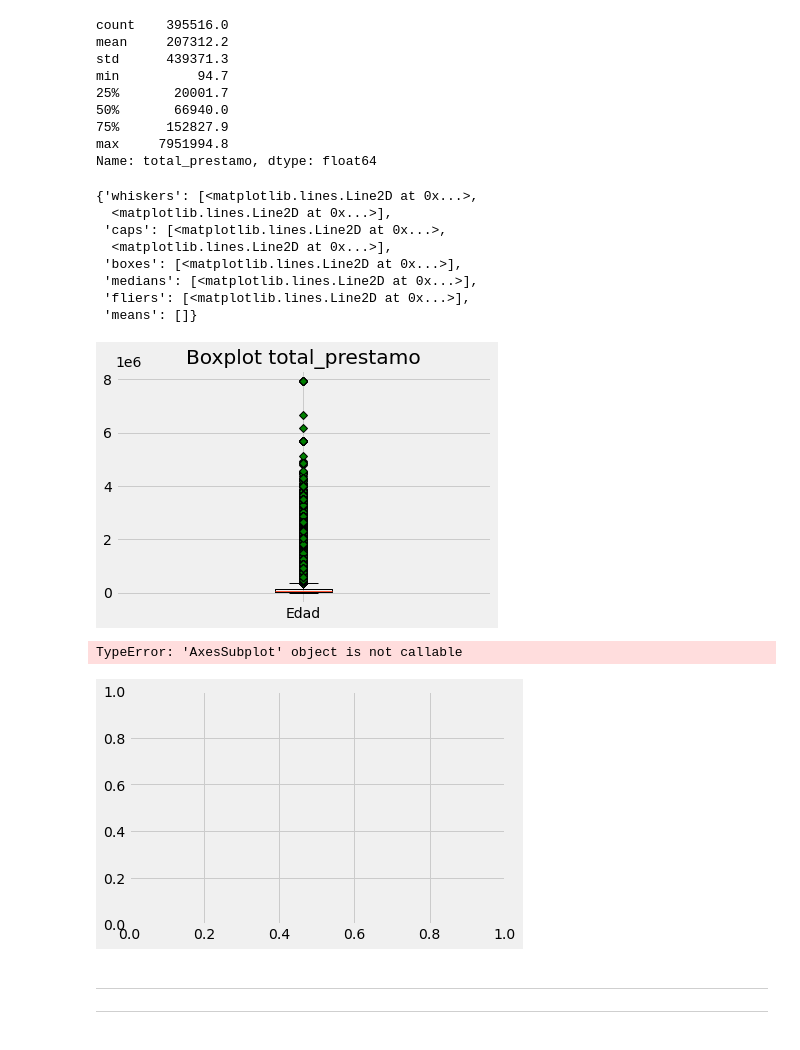
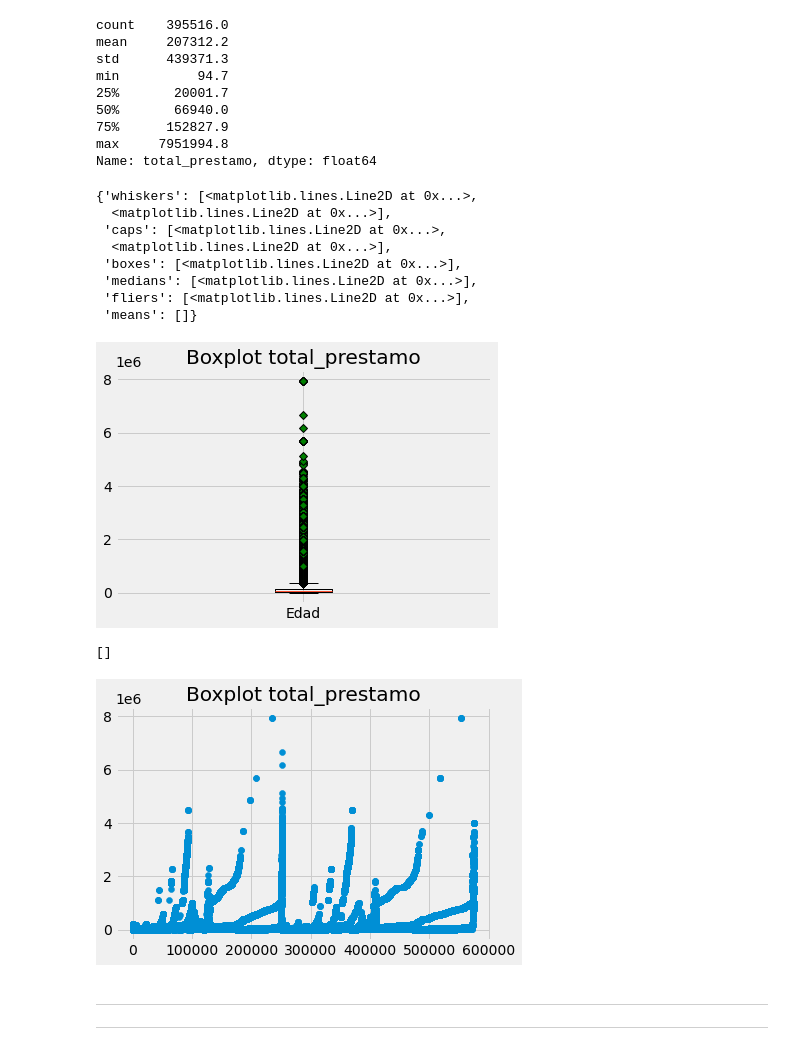
Before and after one commit to FrancisLuna/data-science-TP4, a Jupyter notebook: TP4 cuotas con info personas.ipynb, the cells around one changed output. Saved outputs shown, nothing was run; the diff lists cells and outputs as text; code cells hidden in the pictures.

```diff
--- a/TP4 cuotas con info personas.ipynb
+++ b/TP4 cuotas con info personas.ipynb
@@ -324,3 +329,5 @@ df_4_parsed[columns_to_dates] =df_4_parsed[columns_to_dates].astype('datetime64[
+# %%
+df_4_parsed['genero'] = df_4_parsed['genero'].str.lower().replace(['femenino','masculino'],[0,1])
 # %% [markdown]
 ### Formato final
 # %%
@@ -485,19 +492,19 @@ ax.boxplot(df_4_parsed['total_prestamo'], flierprops=green_diamond, labels=["Eda
  'medians': [<matplotlib.lines.Line2D at 0x...>],
  'fliers': [<matplotlib.lines.Line2D at 0x...>],
  'means': []}
-[figure, old version]
+[figure, new version]
 # %%
 green_diamond = dict(markerfacecolor='g', marker='D')
 fig, ax = plt.subplots()
-ax(figsize=(8, 8))
+# ax.(figsize=(8, 8))
 ax.set_title('Boxplot total_prestamo')
 ax.ticklabel_format(useOffset=False)
 ax.scatter(y= df_4_parsed['total_prestamo'], x=df_4_parsed['total_prestamo'].index)
 ax.ticklabel_format(useOffset=False)
 plt.plot()
 # %% [output]
-TypeError: 'AxesSubplot' object is not callable
+[]
-[figure, old version]
+[figure, new version]
 # %% [markdown]
 ------------------
 ----
```
Also changed, not shown: parts of 44 cells of this notebook, 5 other files.
